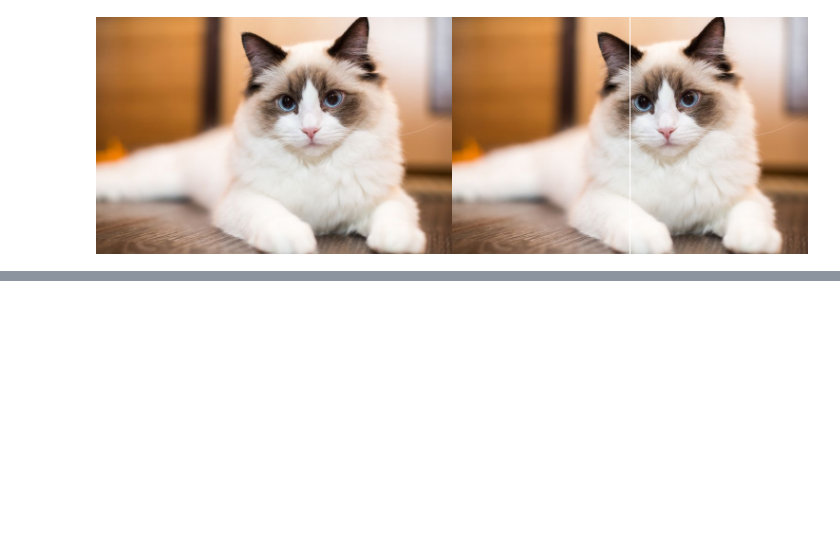
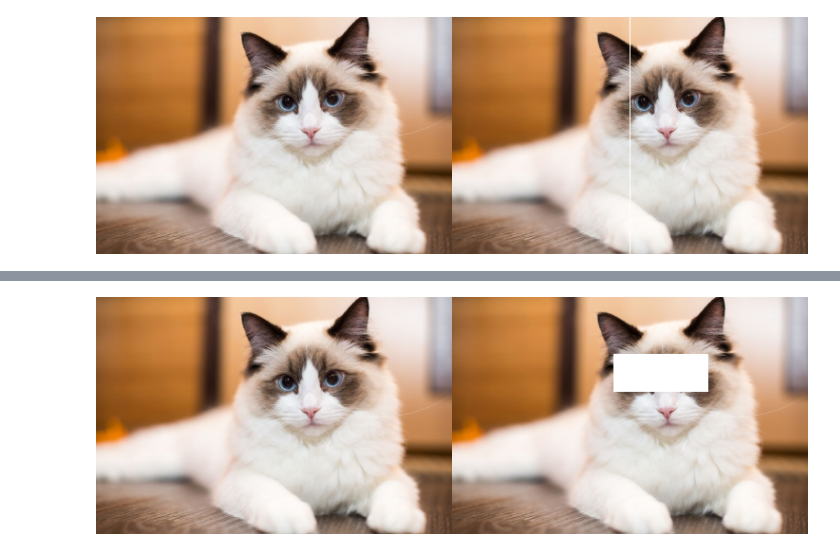
Before and after one commit to NadilaAmaliaaa/PCVK_GANJIL_2024, a Jupyter notebook: Week1.ipynb, the cells around one changed output, grey strips where cells are left out. Saved outputs shown, nothing was run; the diff lists cells and outputs as text; code cells hidden in the pictures; blank space fills up the shorter version.

```diff
--- a/Week1.ipynb
+++ b/Week1.ipynb
@@ -101,8 +120,12 @@ cv2_imshow(final_frame)
 # %%
 image_2 = cv.cvtColor(image, cv.COLOR_BGR2RGB)
 image_3 = cv.cvtColor(image, cv.COLOR_BGR2RGB)
 
-image_3[:, y] = [255, 255, 255]
+for y in range (170,270):
+  for x in range (60,100):
+    image_3[x,y] = [255,255,255]
 
 final_frame = cv.hconcat((image_2, image_3))
 cv2_imshow(final_frame)
+# %% [output]
+[figure, added]
```
Also changed, not shown: parts of 10 cells of this notebook.
